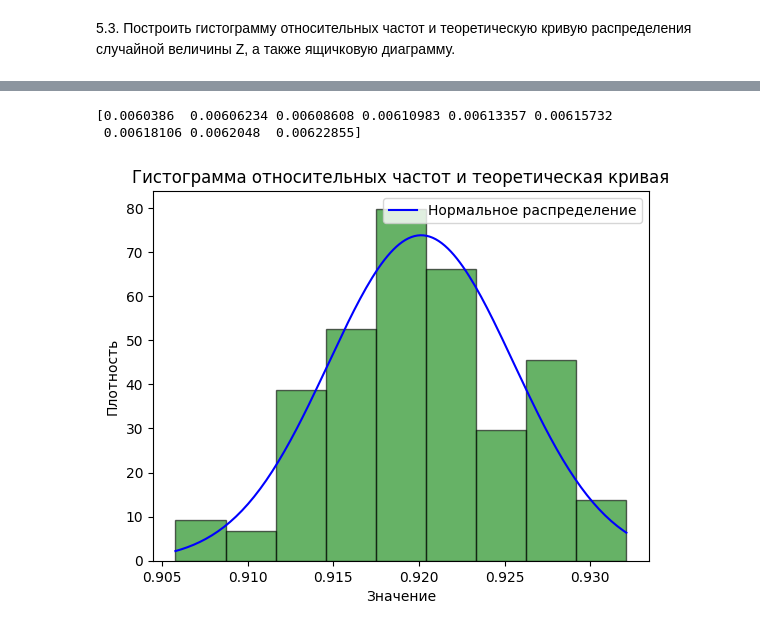
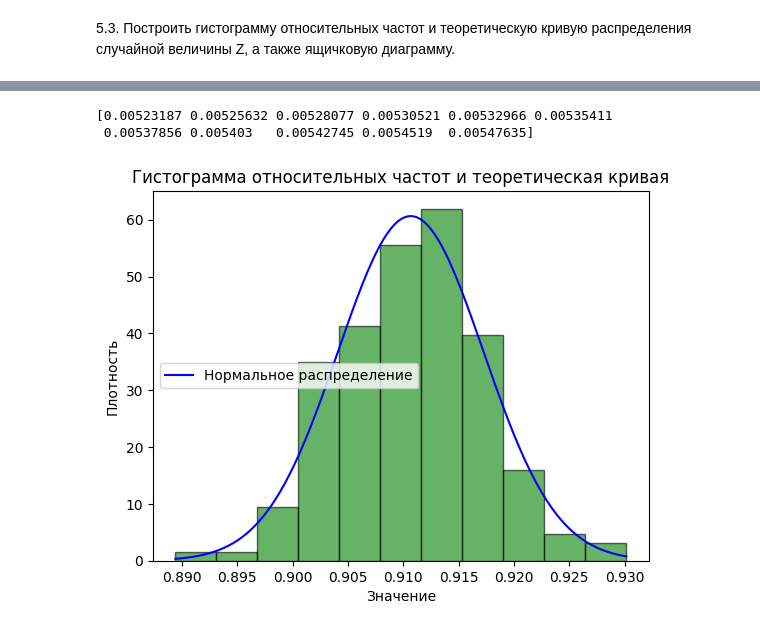
Before and after one commit to Pomi44/Stats_Analysis, a Jupyter notebook: lab_2/main.ipynb, the cells around one changed output, grey strips where cells are left out. Drawn from its saved outputs; the diff is of its cells as text; code cells hidden in the pictures.

```diff
--- a/lab_2/main.ipynb
+++ b/lab_2/main.ipynb
@@ -516,13 +518,15 @@ $$W =\frac{1}{4} \sum_{i=1}^{4} U_i$$
 # %%
 
-M = 1900
-n = 15
+M = 1890
+n = 14
+gamma = 0.95
+alpha = 1 - gamma
 W_arr = []
 
 for i in range(M):
     W_i = []
     for j in range(n):
-        U = sts.chi2.rvs(df=4, size=4)
+        U = sts.chi2.rvs(df=3, size=4)
         W = sum(U)/4
         W_i.append(W)
     W_arr.append(W_i)
@@ -534,12 +538,10 @@ print(w_var)
 # %%
-M = 1900
-n = 15
 W_arr = []
 count_gamma = 0
 for i in range(M):
     W_i = []
     for j in range(n):
-        U = sts.chi2.rvs(df=4, size=4)
+        U = sts.chi2.rvs(df=3, size=4)
         W = sum(U)/4
         W_i.append(W)
     W_arr.append(W_i)
@@ -550,15 +552,14 @@ for i in range(M):
     s_2 = 0
     for x in W_i:
         s_2 += math.pow(x - sample_mean, 2)
-    s_2 /= 14
+    s_2 /= (n-1)
 
-    alpha = 0.05
-    chi2_lower = sts.chi2.ppf(alpha / 2, df=14)
-    chi2_upper = sts.chi2.ppf(1 - alpha / 2, df=14)
+    chi2_lower = sts.chi2.ppf(alpha / 2, df=n-1)
+    chi2_upper = sts.chi2.ppf(1 - alpha / 2, df=n-1)
 
     # Вычисляем границы доверительного интервала для дисперсии
-    lower_bound = 14 * s_2 / chi2_upper
-    upper_bound = 14 * s_2 / chi2_lower
+    lower_bound = (n-1) * s_2 / chi2_upper
+    upper_bound = (n-1) * s_2 / chi2_lower
 
     if (lower_bound <=w_var) and (w_var <= upper_bound):
         count_gamma += 1
@@ -575,14 +576,14 @@ print(f"Точечная оценка надежности γ*: {gamma:.4f}")
 плот.
 # %%
 g_arr=list()
-k=150
+k=170
 for g in range(k):
     W_arr = []
     count_gamma = 0
     for i in range(M):
         W_i = []
         for j in range(n):
-            U = sts.chi2.rvs(df=4, size=4)
+            U = sts.chi2.rvs(df=3, size=4)
             W = sum(U)/4
             W_i.append(W)
         W_arr.append(W_i)
@@ -592,15 +593,14 @@ for g in range(k):
         s_2 = 0
         for x in W_i:
             s_2 += math.pow(x - sample_mean, 2)
-        s_2 /= 14
+        s_2 /= (n-1)
 
-        alpha = 0.05
-        chi2_lower = sts.chi2.ppf(alpha / 2, df=14)
-        chi2_upper = sts.chi2.ppf(1 - alpha / 2, df=14)
+        chi2_lower = sts.chi2.ppf(alpha / 2, df=n-1)
+        chi2_upper = sts.chi2.ppf(1 - alpha / 2, df=n-1)
 
         # Вычисляем границы доверительного интервала для дисперсии
-        lower_bound = 14 * s_2 / chi2_upper
-        upper_bound = 14 * s_2 / chi2_lower
+        lower_bound = (n-1) * s_2 / chi2_upper
+        upper_bound = (n-1) * s_2 / chi2_lower
 
         if (lower_bound <=w_var) and (w_var <= upper_bound):
             count_gamma += 1
@@ -632,29 +632,29 @@ print(f'Эксцесс: {g_kurtosis:.5f}')
 # %%
 # Формула Скотта: ширина бина
-h_g = 3.5 * g_std / (150 ** (1/3))
+h_g = 3.5 * g_std / (k ** (1/3))
 
 #полученные интервалы
-bin_g = (np.arange(min(g_arr), max(g_arr) + h_g, h_g))/150
+bin_g = (np.arange(min(g_arr), max(g_arr) + h_g, h_g))/k
 print(bin_g)
 # %% [output]
-[0.0060386  0.00606234 0.00608608 0.00610983 0.00613357 0.00615732
- 0.00618106 0.0062048  0.00622855]
+[0.00523187 0.00525632 0.00528077 0.00530521 0.00532966 0.00535411
+ 0.00537856 0.005403   0.00542745 0.0054519  0.00547635]
 # %%
 plt.hist(g_arr, bins=len(bin_g), density=True, alpha=0.6, color='g', edgecolor='black')
 plt.title('Гистограмма относительных частот')
 plt.xlabel('Значение')
 plt.ylabel('Плотность')
 
-x = np.linspace(np.min(g_arr), np.max(g_arr), 150)
+x = np.linspace(np.min(g_arr), np.max(g_arr), k)
 pdf = sts.norm.pdf(x, np.mean(g_arr), np.std(g_arr))
 plt.plot(x, pdf, 'b', label="Нормальное распределение")
 
 plt.title('Гистограмма относительных частот и теоретическая кривая')
 plt.xlabel('Значение')
 plt.ylabel('Плотность')
 plt.legend()
 
 # Показать график
 plt.show()
 # %% [output]
-[figure, old version]
+[figure, new version]
```
Also changed, not shown: parts of 34 cells of this notebook.
